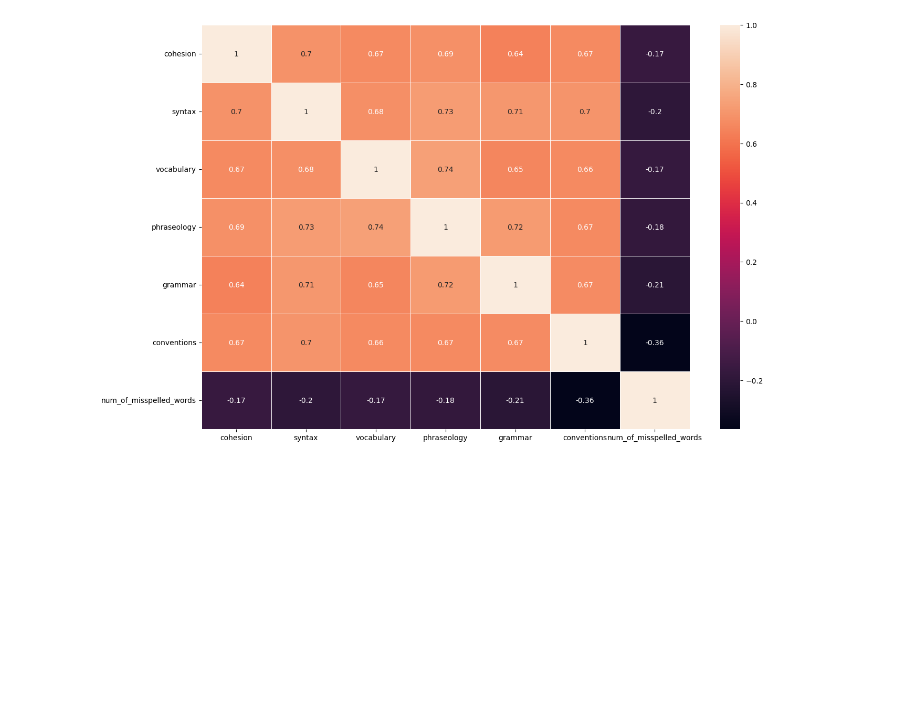
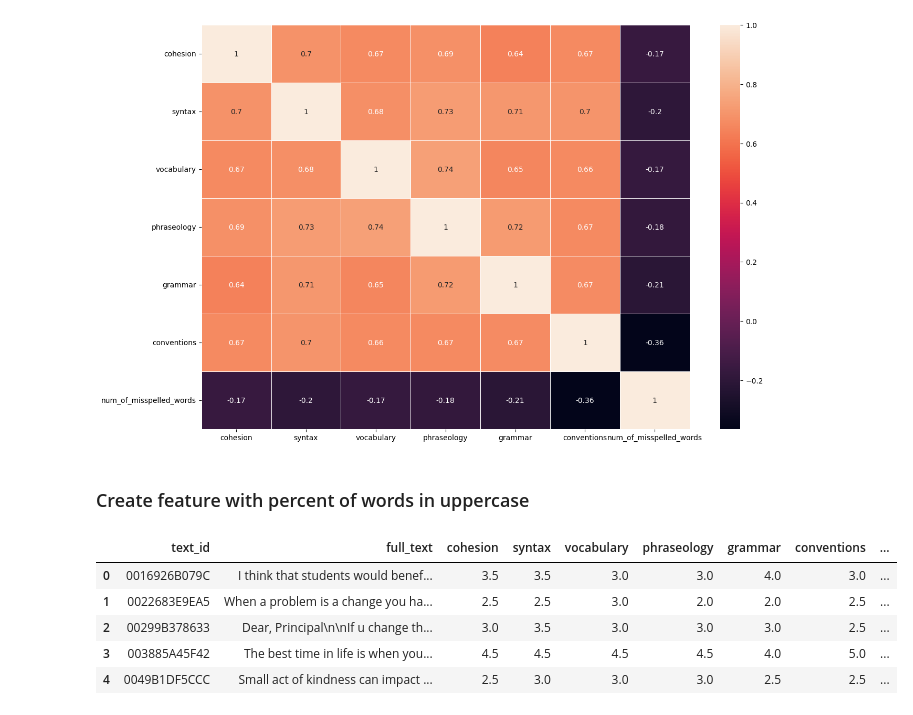
Before and after one commit to KubiakJakub01/Feedback-Prize-ELL, a Jupyter notebook: src/notebooks/research_features.ipynb, the cells around one changed output. Saved outputs shown, nothing was run; the diff lists cells and outputs as text; code cells hidden in the pictures; blank space fills up the shorter version.

Commit message:
Create feature based on percent of uppercase words

```diff
--- a/src/notebooks/research_features.ipynb
+++ b/src/notebooks/research_features.ipynb
@@ -228,3 +228,21 @@ sns.heatmap(
 # %% [output]
 <AxesSubplot: >
 [figure]
+# %% [markdown]
+### Create feature with percent of words in uppercase
+# %%
+# Create a new column with percentage of uppercase letters in the text
+percent_of_uppercase = "percent_of_uppercase"
+# %%
+train_df[percent_of_uppercase] = train_df[text_col].apply(
+    lambda x: len([c for c in x if c.isupper()]) / len(x.split())
+)
+# %%
+train_df.head()
+# %% [output]
+|  | text_id | full_text | cohesion | syntax | vocabulary | phraseology | grammar | conventions | ... |
+| 0 | 0016926B079C | I think that students would benef... | 3.5 | 3.5 | 3.0 | 3.0 | 4.0 | 3.0 | ... |
+| 1 | 0022683E9EA5 | When a problem is a change you ha... | 2.5 | 2.5 | 3.0 | 2.0 | 2.0 | 2.5 | ... |
+| 2 | 00299B378633 | Dear, Principal\n\nIf u change th... | 3.0 | 3.5 | 3.0 | 3.0 | 3.0 | 2.5 | ... |
+| 3 | 003885A45F42 | The best time in life is when you... | 4.5 | 4.5 | 4.5 | 4.5 | 4.0 | 5.0 | ... |
+| 4 | 0049B1DF5CCC | Small act of kindness can impact ... | 2.5 | 3.0 | 3.0 | 3.0 | 2.5 | 2.5 | ... |
```
